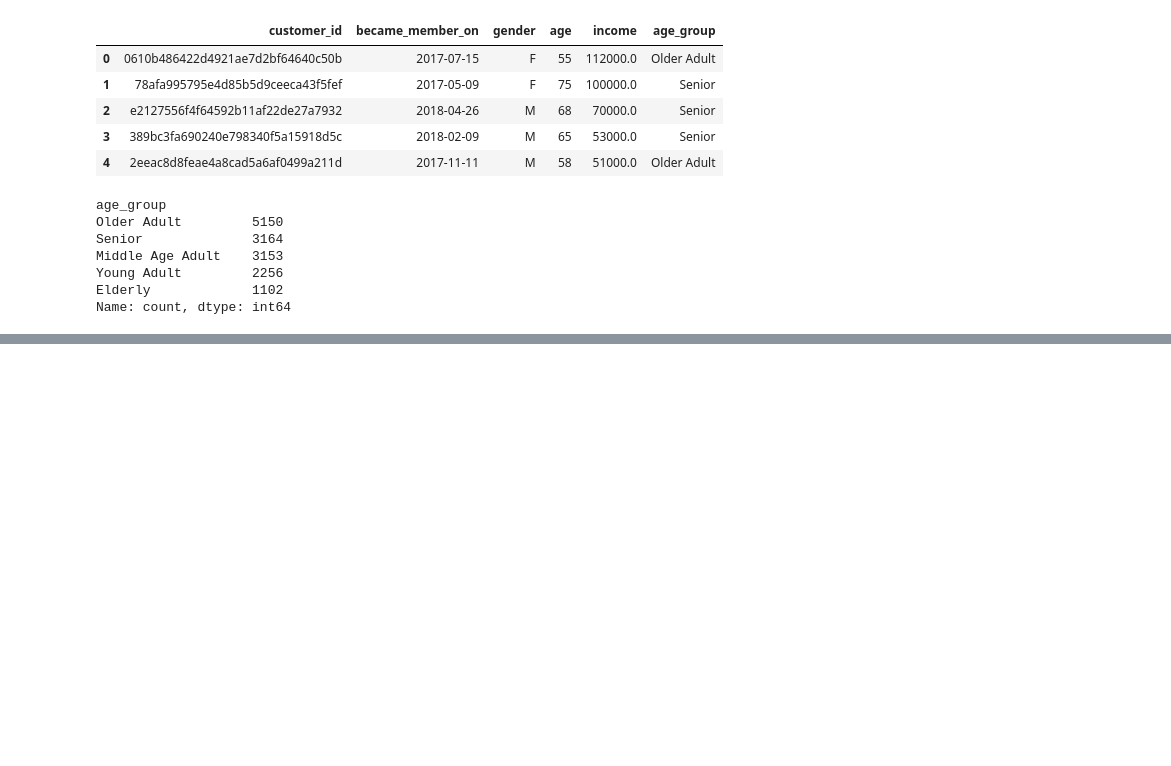
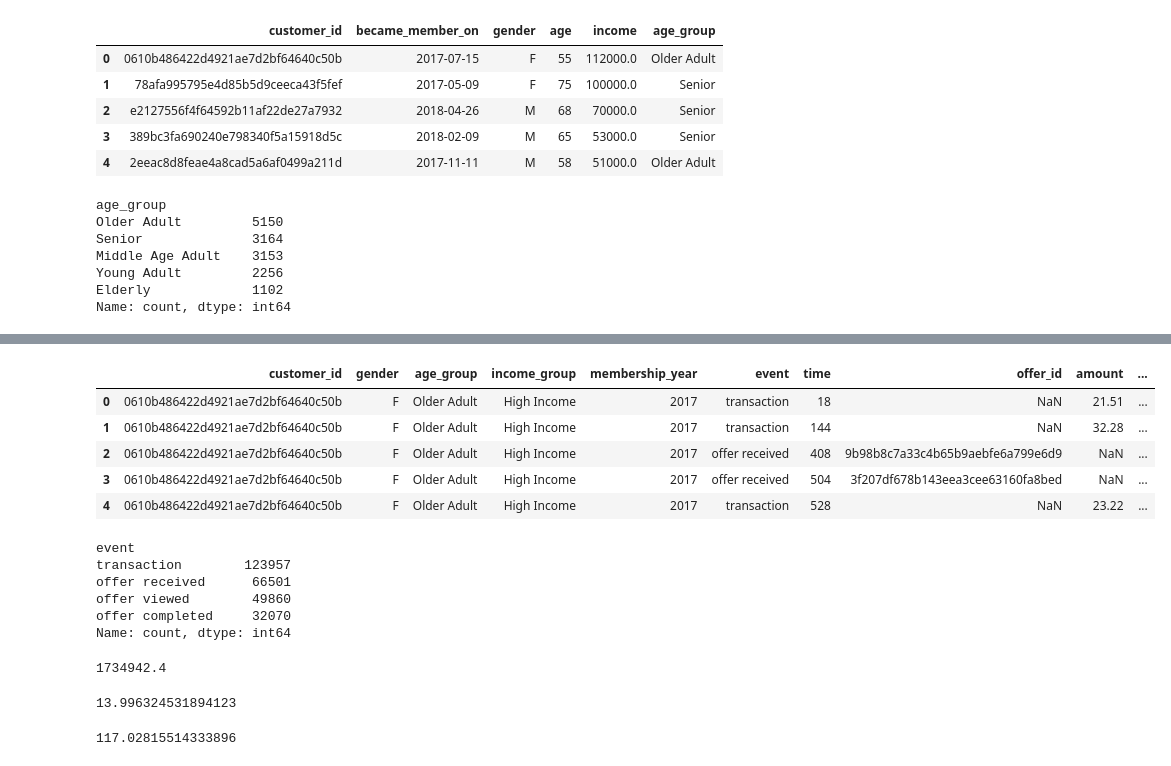
Before and after one commit to irfanzim/Python-Maven-Rewards-Challenge, a Jupyter notebook: Untitled1.ipynb, the cells around one changed output, grey strips where cells are left out. Saved outputs shown, nothing was run; the diff lists cells and outputs as text; code cells hidden in the pictures; blank space fills up the shorter version.

```diff
--- a/Untitled1.ipynb
+++ b/Untitled1.ipynb
@@ -90,3 +90,13 @@ Middle Age Adult    3153
 Young Adult         2256
 Elderly             1102
 Name: count, dtype: int64
+# %%
+#create income group
+
+bins = [0, 44000, 84000, float('inf')]
+labels = ['Low Income', 'Middle Income', 'High Income']
+
+df_customer['income_group'] = pd.cut(df_customer['income'], bins=bins, labels=labels, right=True)
+
+#check dataframe
+df_customer.head()
@@ -92,0 +132,4 @@ Name: count, dtype: int64
+# %%
+#create group for membership year
+df_customer['membership_year'] = df_customer['became_member_on'].astype(str).str[:4].astype(int)
+df_customer.head()
@@ -92,0 +155,4 @@ Name: count, dtype: int64
+# %%
+#drop unnecessary columns
+df_customer = df_customer.drop(columns=['became_member_on', 'age','income'])
+df_customer.head()
@@ -92,0 +166,4 @@ Name: count, dtype: int64
+# %%
+#import customer data
+df_event=pd.read_csv("cleaned_events.csv")
+df_event.head()
@@ -92,0 +177,44 @@ Name: count, dtype: int64
+# %%
+#merge df_customer and df_event
+df_customer_events = pd.merge(df_customer, df_event, on='customer_id', how='left')
+df_customer_events.head()
+# %% [output]
+|  | customer_id | gender | age_group | income_group | membership_year | event | time | offer_id | amount | ... |
+| 0 | 0610b486422d4921ae7d2bf64640c50b | F | Older Adult | High Income | 2017 | transaction | 18 | NaN | 21.51 | ... |
+| 1 | 0610b486422d4921ae7d2bf64640c50b | F | Older Adult | High Income | 2017 | transaction | 144 | NaN | 32.28 | ... |
+| 2 | 0610b486422d4921ae7d2bf64640c50b | F | Older Adult | High Income | 2017 | offer received | 408 | 9b98b8c7a33c4b65b9aebfe6a799e6d9 | NaN | ... |
+| 3 | 0610b486422d4921ae7d2bf64640c50b | F | Older Adult | High Income | 2017 | offer received | 504 | 3f207df678b143eea3cee63160fa8bed | NaN | ... |
+| 4 | 0610b486422d4921ae7d2bf64640c50b | F | Older Adult | High Income | 2017 | transaction | 528 | NaN | 23.22 | ... |
+# %%
+df_customer_events.event.value_counts()
+# %% [output]
+event
+transaction        123957
+offer received      66501
+offer viewed        49860
+offer completed     32070
+Name: count, dtype: int64
+# %%
+#total_transaction_amount
+total_transaction_amount = df_customer_events['amount'].sum()
+print(total_transaction_amount)
+# %% [output]
+1734942.4
+# %%
+# Average transaction_amount
+avg_transaction_amount = df_customer_events['amount'].mean()
+
+print(avg_transaction_amount)
+# %% [output]
+13.996324531894123
+# %%
+#get average spend per customer
+distinct_customers_count = df_customer_events['customer_id'].nunique()
+#Calculate the total transaction amount per customer
+df_transactions=df_customer_events[df_customer_events.event=="transaction"]
+total_transaction_amount = df_transactions['amount'].sum()
+#get average
+avg_spend_per_customer=total_transaction_amount/distinct_customers_count
+print(avg_spend_per_customer)
+# %% [output]
+117.02815514333896
```
Also changed, not shown: parts of 8 cells of this notebook, 2 other files.
